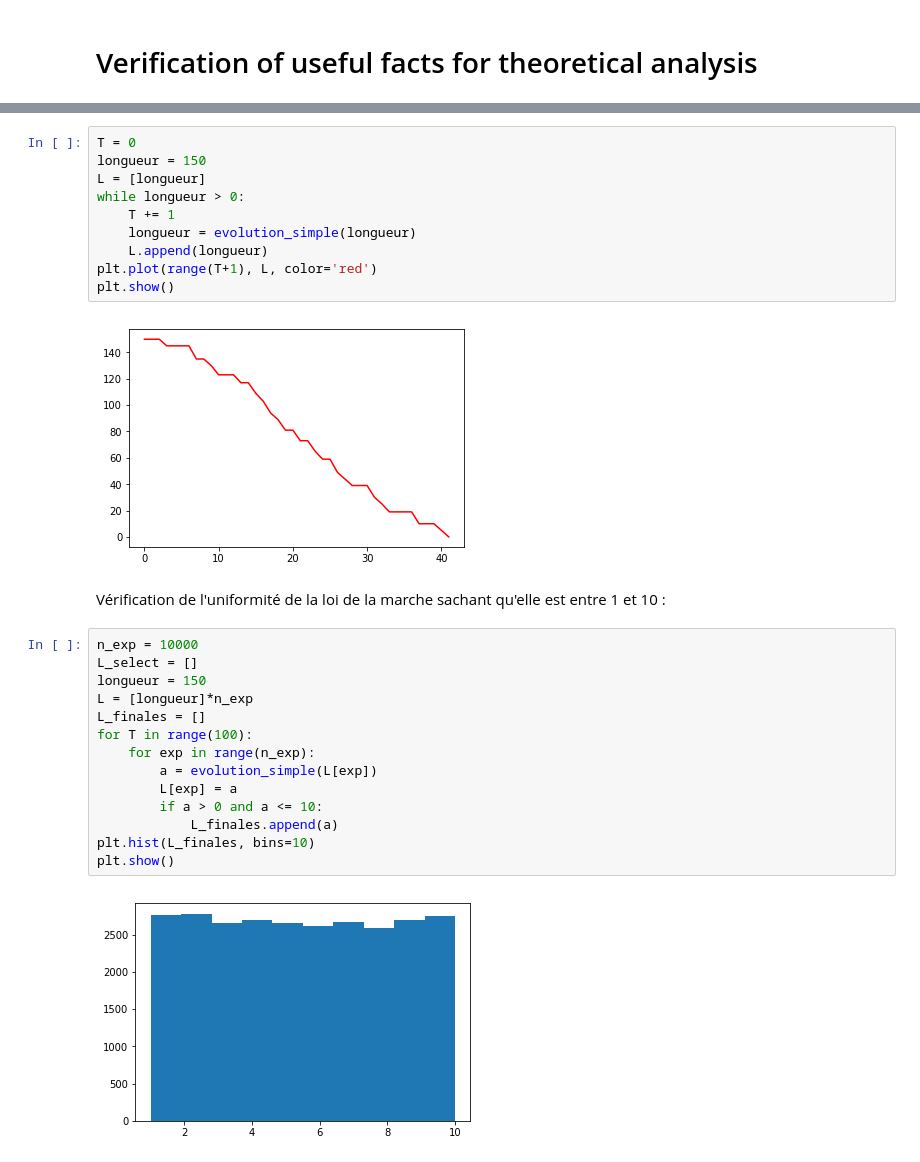
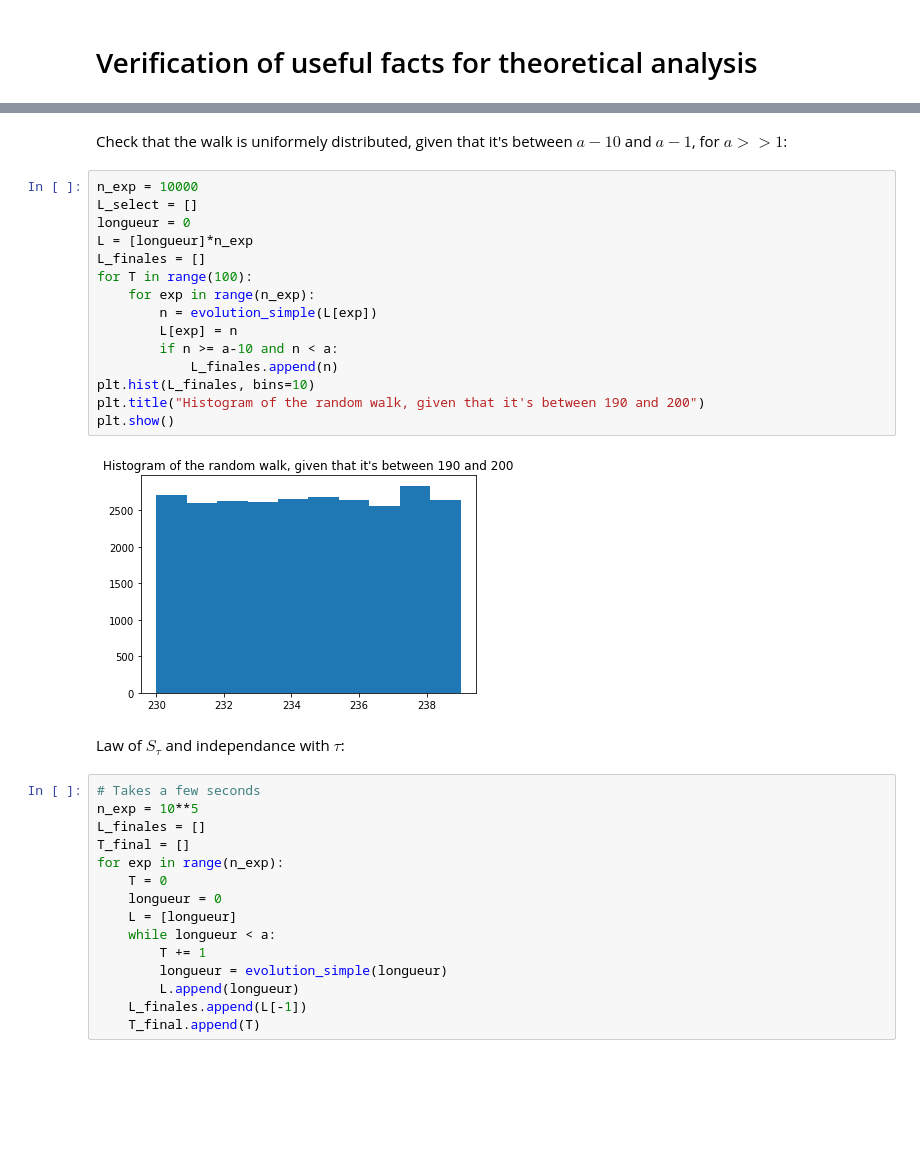
Before and after one commit to PierreMarion23/EA_P2_binder, a Jupyter notebook: simulation_sans_telomerase.ipynb, the cells around one changed output, grey strips where cells are left out. Saved outputs shown, nothing was run; the diff lists cells and outputs as text; blank space fills up the shorter version.

```diff
--- a/simulation_sans_telomerase.ipynb
+++ b/simulation_sans_telomerase.ipynb
@@ -208,30 +242,36 @@ plt.show()
+# %% [markdown]
+Check that the walk is uniformely distributed, given that it's between $a-10$ and $a-1$, for $a >> 1$:
+# %%
+n_exp = 10000
+L_select = []
+longueur = 0
+L = [longueur]*n_exp
+L_finales = []
+for T in range(100):
+    for exp in range(n_exp):
+        n = evolution_simple(L[exp])
+        L[exp] = n
+        if n >= a-10 and n < a:
+            L_finales.append(n)
+plt.hist(L_finales, bins=10)
+plt.title("Histogram of the random walk, given that it's between 190 and 200")
+plt.show()
+# %% [output]
+[figure, added]
+# %% [markdown]
+Law of $S_\tau$ and independance with $\tau$:
 # %%
-T = 0
-longueur = 150
-L = [longueur]
-while longueur > 0:
-    T += 1
-    longueur = evolution_simple(longueur)
-    L.append(longueur)
-plt.plot(range(T+1), L, color='red')
-plt.show()
+# Takes a few seconds
+n_exp = 10**5
+L_finales = []
+T_final = []
+for exp in range(n_exp):
+    T = 0
+    longueur = 0
+    L = [longueur]
+    while longueur < a:
+        T += 1
+        longueur = evolution_simple(longueur)
+        L.append(longueur)
+    L_finales.append(L[-1])
+    T_final.append(T)
-# %% [output]
-[figure, removed]
-# %% [markdown]
-Vérification de l'uniformité de la loi de la marche sachant qu'elle est entre 1 et 10 :
-# %%
-n_exp = 10000
-L_select = []
-longueur = 150
-L = [longueur]*n_exp
-L_finales = []
-for T in range(100):
-    for exp in range(n_exp):
-        a = evolution_simple(L[exp])
-        L[exp] = a
-        if a > 0 and a <= 10:
-            L_finales.append(a)
-plt.hist(L_finales, bins=10)
-plt.show()
-# %% [output]
-[figure, removed]
```
Also changed, not shown: parts of 66 cells of this notebook, 1 other file.
